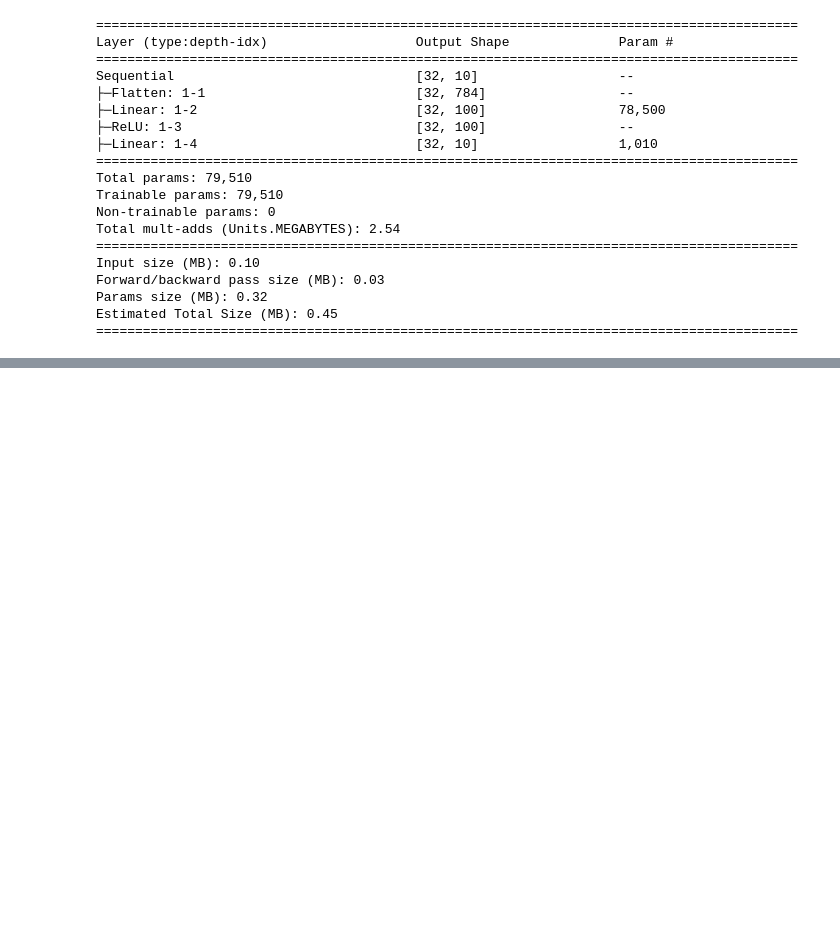
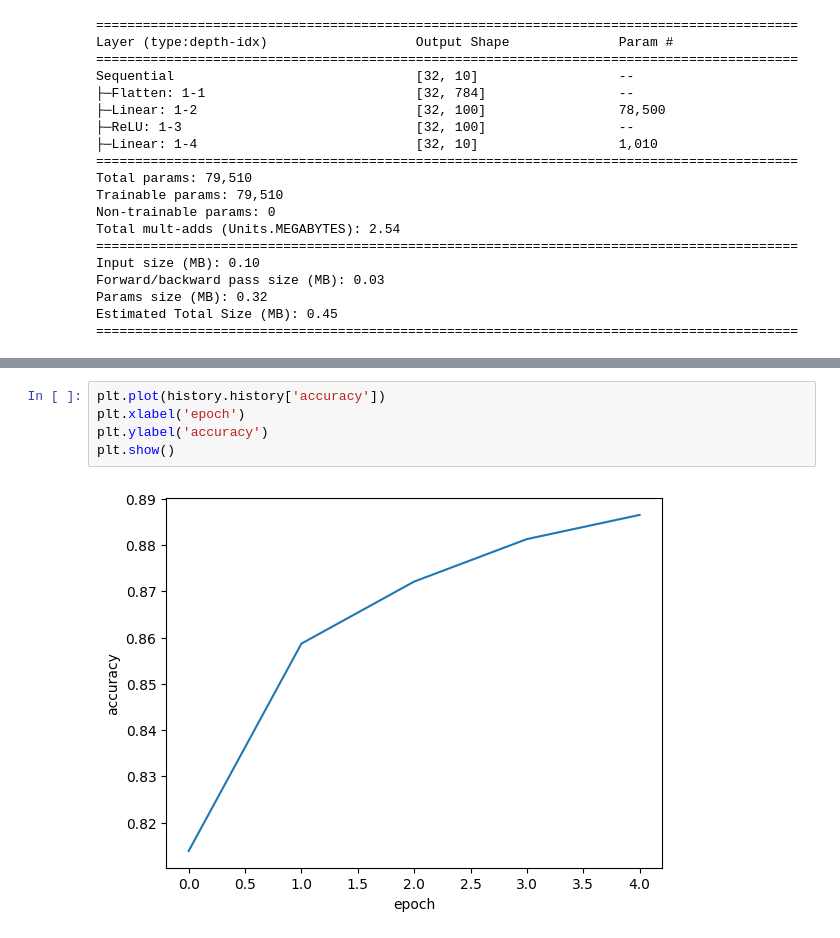
Before and after one commit to DelosIndustry/HongongML-DL_stduy, a Jupyter notebook: hongongDLch7.ipynb, the cells around one changed output, grey strips where cells are left out. Drawn from its saved outputs; the diff is of its cells as text; blank space fills up the shorter version.

```diff
--- a/hongongDLch7.ipynb
+++ b/hongongDLch7.ipynb
@@ -449,0 +580,7 @@ Estimated Total Size (MB): 0.45
+# %%
+plt.plot(history.history['accuracy'])
+plt.xlabel('epoch')
+plt.ylabel('accuracy')
+plt.show()
+# %% [output]
+[figure, added]
```
Also changed, not shown: parts of 40 cells of this notebook, 3 other files.
